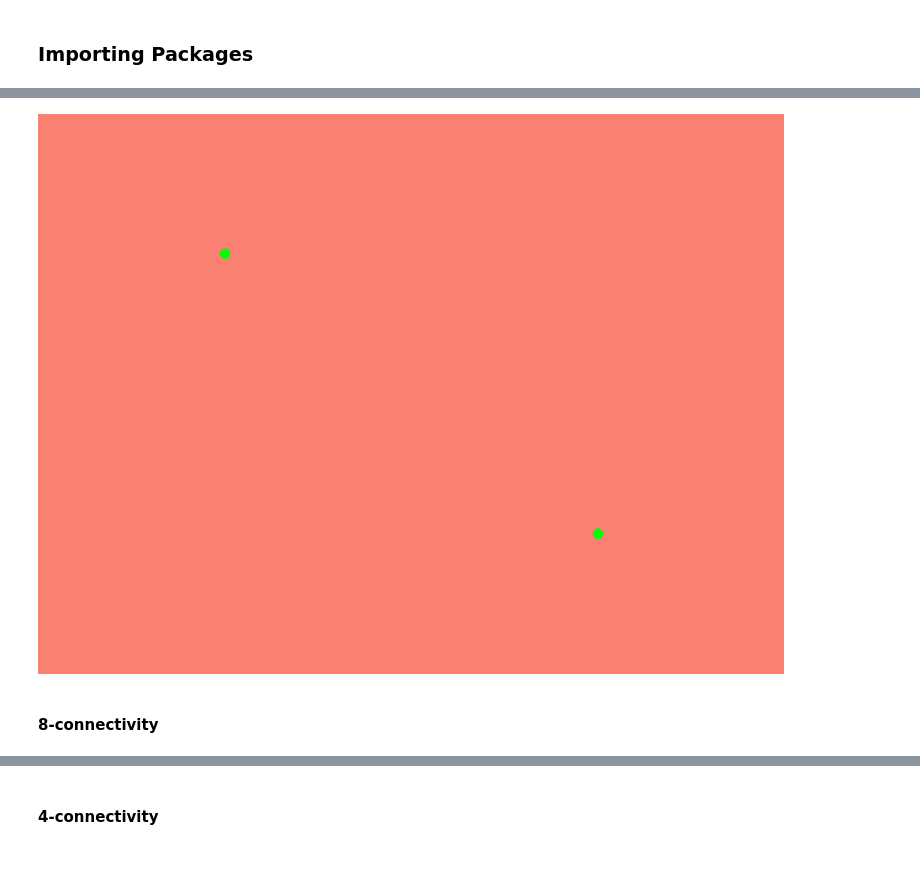
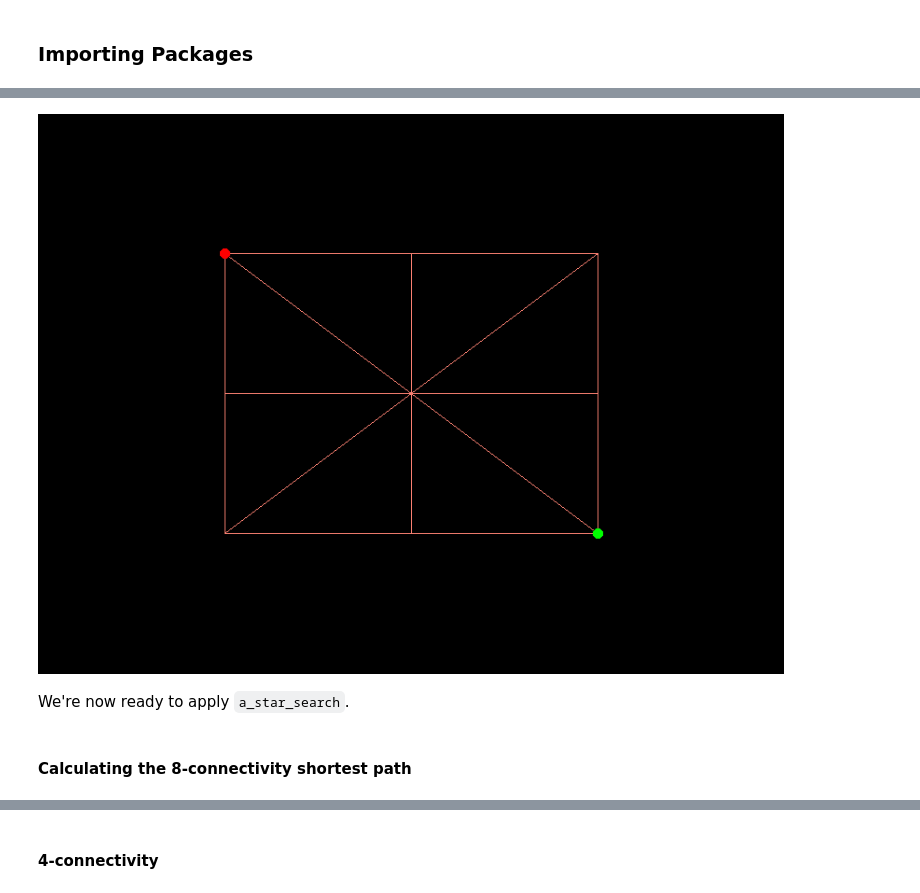
Before and after one commit to makepath/xarray-spatial, a Jupyter notebook: docs/source/user_guide/pathfinding.ipynb, the cells around one changed output, grey strips where cells are left out. Drawn from its saved outputs; the diff is of its cells as text; code cells hidden in the pictures; blank space fills up the shorter version.

```diff
--- a/docs/source/user_guide/pathfinding.ipynb
+++ b/docs/source/user_guide/pathfinding.ipynb
@@ -23,33 +34,37 @@ Let's generate some fake line raster and find shortest path with A*.
 # %%
 from xrspatial import a_star_search
-import pandas as pd
 
 # define range of x and y
 xrange = (0, 4)
 yrange = (0, 4)
 
 # create line raster
 ys = [1, 1, 3, 3, 1, 1, np.nan, 1, 3, np.nan, 1, 3, np.nan, 1, 3, np.nan, 2, 2]
 xs = [1, 3, 3, 1, 1, 3, np.nan, 1, 3, np.nan, 3, 1, np.nan, 2, 2, np.nan, 1, 3]
 line_df = pd.DataFrame(dict(x=xs, y=ys))
 
 W = 800
 H = 600
-cvs = ds.Canvas(plot_width=W, plot_height=H,
-                x_range=xrange, y_range=yrange)
-line_agg = cvs.line(line_df, x='x', y='y').astype(int)
-line_shaded = dynspread(shade(line_agg, cmap=['salmon']))
+cvs = ds.Canvas(plot_width=W, plot_height=H, x_range=xrange, y_range=yrange)
+line_agg = cvs.line(line_df, x="x", y="y").astype(int)
+line_shaded = dynspread(shade(line_agg, cmap=["black", "salmon"]))
 
 # pick up 2 random locations
-start = (1, 3)
-goal = (3, 1)
+start = (3, 1)
+goal = (1, 3)
 
-location_df = pd.DataFrame({'x': [start[0], goal[0]], 'y': [start[1], goal[1]]})
-location_agg = cvs.points(location_df, 'x', 'y')
-location_shaded = dynspread(shade(location_agg, cmap=['lime']), threshold=1, max_px=5)
+start_df = pd.DataFrame({"x": [start[1]], "y": [start[0]]})
+start_agg = cvs.points(start_df, "x", "y")
+start_shaded = dynspread(shade(start_agg, cmap=["red"]), threshold=1, max_px=5)
 
-set_background(stack(line_shaded, location_shaded), 'black')
+goal_df = pd.DataFrame({"x": [goal[1]], "y": [goal[0]]})
+goal_agg = cvs.points(goal_df, "x", "y")
+goal_shaded = dynspread(shade(goal_agg, cmap=["lime"]), threshold=1, max_px=5)
+
+set_background(stack(line_shaded, start_shaded, goal_shaded), "black")
 # %% [output]
-[figure, old version]
+[figure, new version]
+# %% [markdown]
+We're now ready to apply `a_star_search`.
 # %% [markdown]
-#### 8-connectivity
+#### Calculating the 8-connectivity shortest path
```
Also changed, not shown: parts of 12 cells of this notebook, 22 other files.
